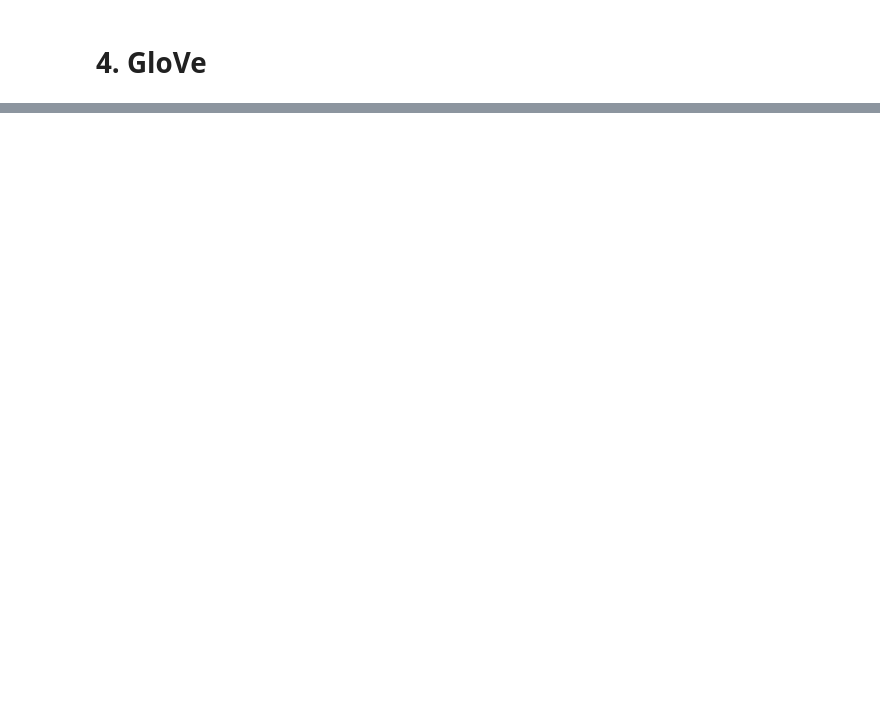
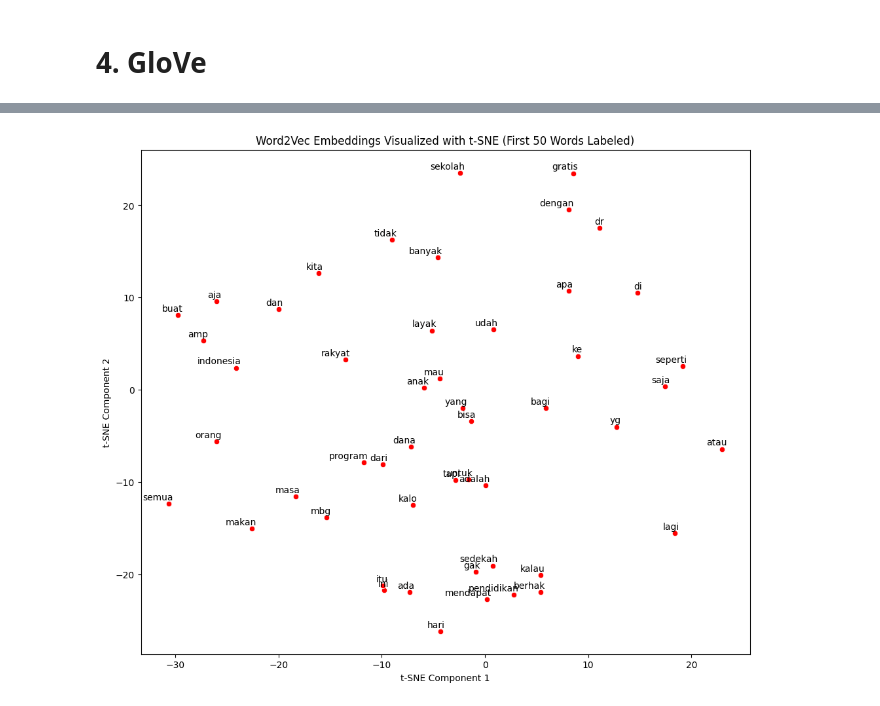
Before and after one commit to WahyuKhairi06/TextMining_WahyuKhairi_2311531009, a Jupyter notebook: Tugas_2_Text_mining.ipynb, the cells around one changed output, grey strips where cells are left out. Cells and saved outputs as stored; diff of their text form; code cells hidden in the pictures; blank space fills up the shorter version.

```diff
--- a/Tugas_2_Text_mining.ipynb
+++ b/Tugas_2_Text_mining.ipynb
@@ -107,7 +154,7 @@ print("Feature names (first 50):", tfidf_vectorizer.get_feature_names_out()[:50]
 # %% [markdown]
 # **3. Word2Vec**
 # %%
-model = Word2Vec(sentences=df['tokens'], vector_size=100, window=5, min_count=1, workers=4)
+model = Word2Vec(sentences=df['tokens'], vector_size=50, window=5, min_count=1, workers=4)
 
 # Display the vocabulary size
 print("Vocabulary size:", len(model.wv.index_to_key))
@@ -150,0 +250,39 @@ for i in range(min(5, len(df))):
+# %%
+from sklearn.manifold import TSNE
+import matplotlib.pyplot as plt
+import seaborn as sns
+
+# Get the Word2Vec vectors
+words = list(model.wv.index_to_key)
+vectors = model.wv[words]
+
+# Apply t-SNE to reduce dimensions to 2
+tsne = TSNE(n_components=2, random_state=42)
+vectors_tsne = tsne.fit_transform(vectors)
+
+# Create a DataFrame for the 2D vectors
+tsne_df = pd.DataFrame(vectors_tsne, index=words, columns=['tsne1', 'tsne2'])
+
+# Define some "feature text" words to highlight (using the first 50 words from vocabulary)
+feature_words = words[:50]
+
+# Filter the DataFrame to only include feature words
+tsne_df_filtered = tsne_df.loc[feature_words]
+
+# Plot the results
+plt.figure(figsize=(12, 10))
+ax = sns.scatterplot(x='tsne1', y='tsne2', data=tsne_df_filtered, color='red') # Plotting only the filtered data in red
+
+# Add word labels for the feature words
+for word in feature_words:
+    if word in tsne_df_filtered.index:
+        ax.annotate(word, xy=(tsne_df_filtered.loc[word, 'tsne1'], tsne_df_filtered.loc[word, 'tsne2']),
+                     xytext=(5, 2), textcoords='offset points', ha='right', va='bottom')
+
+
+plt.title('Word2Vec Embeddings Visualized with t-SNE (First 50 Words Labeled)')
+plt.xlabel('t-SNE Component 1')
+plt.ylabel('t-SNE Component 2')
+plt.show()
+# %% [output]
+[figure, added]
```
Also changed, not shown: parts of 14 cells of this notebook.
